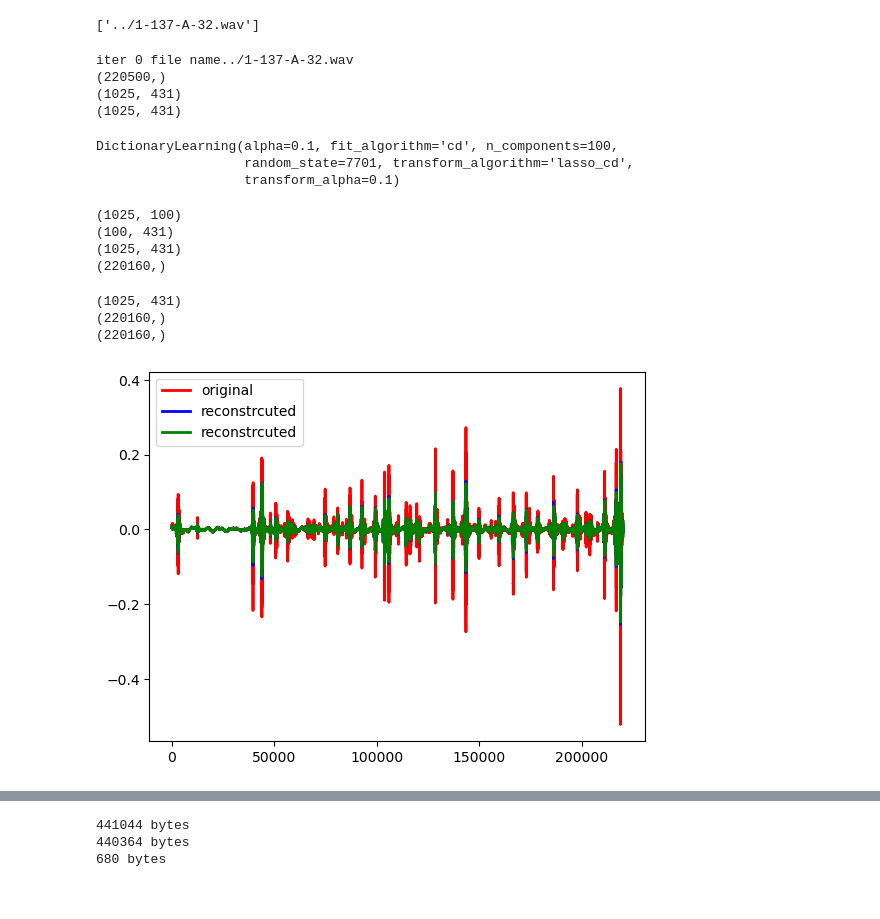
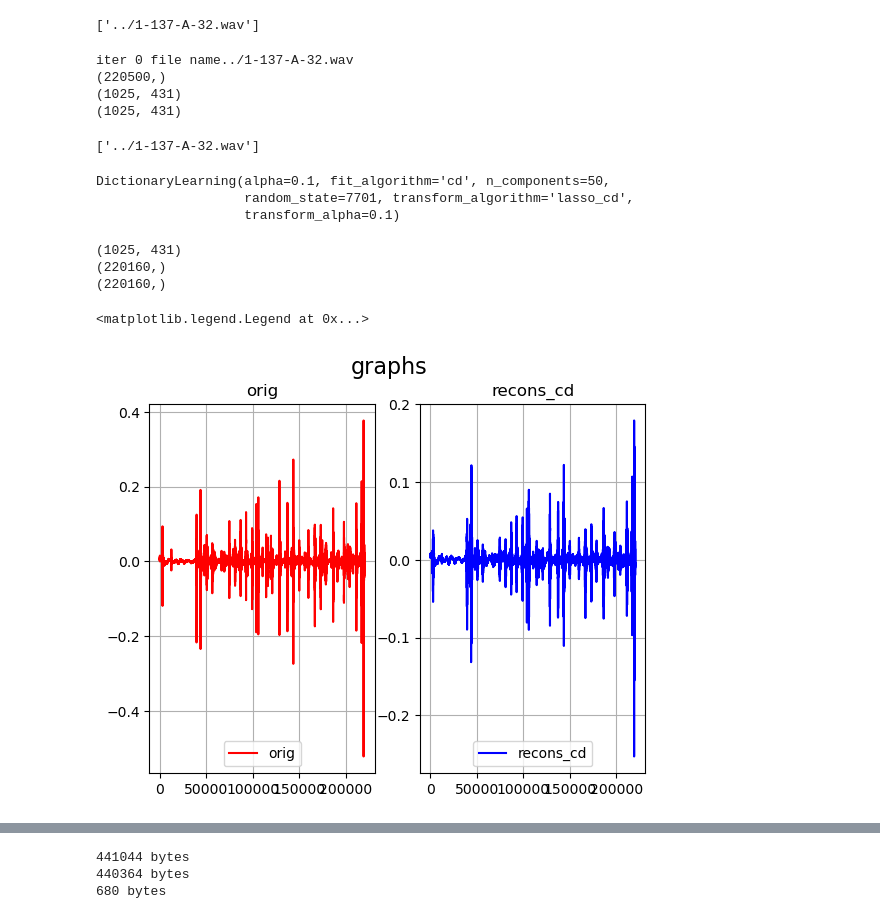
Before and after one commit to Marte77/explainable-statistical-learning, a Jupyter notebook: project1/lasso_martinho/codigoquedeu.ipynb, the cells around one changed output, grey strips where cells are left out. Saved outputs shown, nothing was run; the diff lists cells and outputs as text; code cells hidden in the pictures.

Commit message:
change to only use lasso_cd

```diff
--- a/project1/lasso_martinho/codigoquedeu.ipynb
+++ b/project1/lasso_martinho/codigoquedeu.ipynb
@@ -50,72 +50,87 @@ for i, file in enumerate(files):
     times.append(aux_time)
 audios = np.asarray(audios)
 times = np.asarray(times)
+files
 # %% [output]
 iter 0 file name../1-137-A-32.wav
 (220500,)
 (1025, 431)
 (1025, 431)
+['../1-137-A-32.wav']
 # %%
 from sklearn.decomposition import SparseCoder, DictionaryLearning
 import matplotlib.pyplot as plt
 
 alpha = 0.1
 transform_alpha = alpha
-dictionary = DictionaryLearning(n_components=100, random_state=7701, alpha=alpha, fit_algorithm="lars", transform_algorithm="lasso_lars", transform_alpha=transform_alpha)
-dictionary.fit(np.real(audios[0]))
+# lars_lasso
+#dictionary = DictionaryLearning(n_components=100, random_state=seed, alpha=alpha, fit_algorithm="lars", transform_algorithm="lasso_lars", transform_alpha=transform_alpha)
+# lars_lasso#dictionary.fit(np.real(audios[0]))
 
-dictionary_cd = DictionaryLearning(n_components=100, random_state=7701, alpha=alpha, fit_algorithm="cd", transform_algorithm="lasso_cd", transform_alpha=transform_alpha)
+dictionary_cd = DictionaryLearning(n_components=50, random_state=seed, alpha=alpha, fit_algorithm="cd", transform_algorithm="lasso_cd", transform_alpha=transform_alpha)
 dictionary_cd.fit(np.real(audios[0]))
 # %% [output]
-DictionaryLearning(alpha=0.1, fit_algorithm='cd', n_components=100,
+DictionaryLearning(alpha=0.1, fit_algorithm='cd', n_components=50,
                    random_state=7701, transform_algorithm='lasso_cd',
                    transform_alpha=0.1)
 # %%
-coder = SparseCoder(dictionary=dictionary.components_, transform_alpha=transform_alpha,transform_algorithm="lasso_lars")
+# lars_lasso
+#coder = SparseCoder(dictionary=dictionary.components_, transform_alpha=transform_alpha,transform_algorithm="lasso_lars")
 #density = len(np.flatnonzero(x))
 #x = np.ravel(np.dot(x, D_fixed))
-x = coder.transform(np.real(audios[0]))
-reconstructed_signal = np.dot(x, dictionary.components_)
-reconstructed_audio = librosa.istft(reconstructed_signal)
+#x = coder.transform(np.real(audios[0]))
+#reconstructed_signal = np.dot(x, dictionary.components_)
+
+
 coder_cd = SparseCoder(dictionary=dictionary_cd.components_, transform_alpha=transform_alpha,transform_algorithm="lasso_lars")
 #density = len(np.flatnonzero(x))
 #x = np.ravel(np.dot(x, D_fixed))
-x_cd = coder.transform(np.real(audios[0]))
-reconstructed_signal_cd = np.dot(x, dictionary_cd.components_)
+x_cd = coder_cd.transform(np.real(audios[0]))
+reconstructed_signal_cd = np.dot(x_cd, dictionary_cd.components_)
 reconstructed_audio_cd = librosa.istft(reconstructed_signal_cd)
-
-print(x.shape)
-print(dictionary.components_.shape)
-print(reconstructed_signal.shape)
-print(reconstructed_audio.shape)
-# %% [output]
-(1025, 100)
-(100, 431)
-(1025, 431)
-(220160,)
 # %%
 orig = librosa.istft(audios[0])
-print(reconstructed_signal.shape)
-print(reconstructed_audio.shape)
+print(reconstructed_signal_cd.shape)
+print(reconstructed_audio_cd.shape)
 print(orig.shape)
-#squared_error = np.sum(audios - x) ** 2
+"""#squared_error = np.sum(audios - x) ** 2
 plt.plot(
             orig,
             "-",
             color="red",
             lw=2,
             label="original",
             #label="%s: %s nonzero coefs,\n%.2f error" % ("pff", density, squared_error),
         )
 plt.plot(reconstructed_audio, "-", color="blue", label="reconstrcuted", lw=2)
 plt.plot(reconstructed_audio_cd, "-", color="green", label="reconstrcuted with cd", lw=2)
 plt.legend()
-plt.show()
+plt.show()"""
+fig, axes = plt.subplots(1, 3)  # 4 rows, 4 columns
+fig.suptitle('graphs', fontsize=16)  # Main title
+axes[0].plot(orig, color="red")
+#axes[1].plot(reconstructed_audio, color="green")
+axes[1].plot(reconstructed_audio_cd, color="blue")
+axes[0].set_title("orig")
+#axes[1].set_title("recons")
+axes[1].set_title("recons_cd")
+axes[0].grid(True)
+axes[1].grid(True)
+#axes[3].plot(orig, "-", color="red", label="original")
+#axes[3].plot(reconstructed_audio_cd, "-", color="blue", label="recons_cd")
+#axes[3].plot(reconstructed_audio, "-", color="green", label="recons")
+#axes[3].grid(True)
+#axes[3].set_ylim(-0.2,0.2)
+a#xes[3].set_title("overlaps")
+axes[0].legend([axes[0].get_title()],loc="lower center")
+#axes[1].legend([axes[1].get_title()],loc="upper center")
+axes[1].legend([axes[1].get_title()],loc="lower center")
 # %% [output]
 (1025, 431)
 (220160,)
 (220160,)
+<matplotlib.legend.Legend at 0x...>
-[figure, old version]
+[figure, new version]
 # %%
 #plt.plot(dictionary.components_[1], "-", color="blue", label="component", lw=2)
 
```
Also changed, not shown: parts of 5 cells of this notebook, 1 other file.
